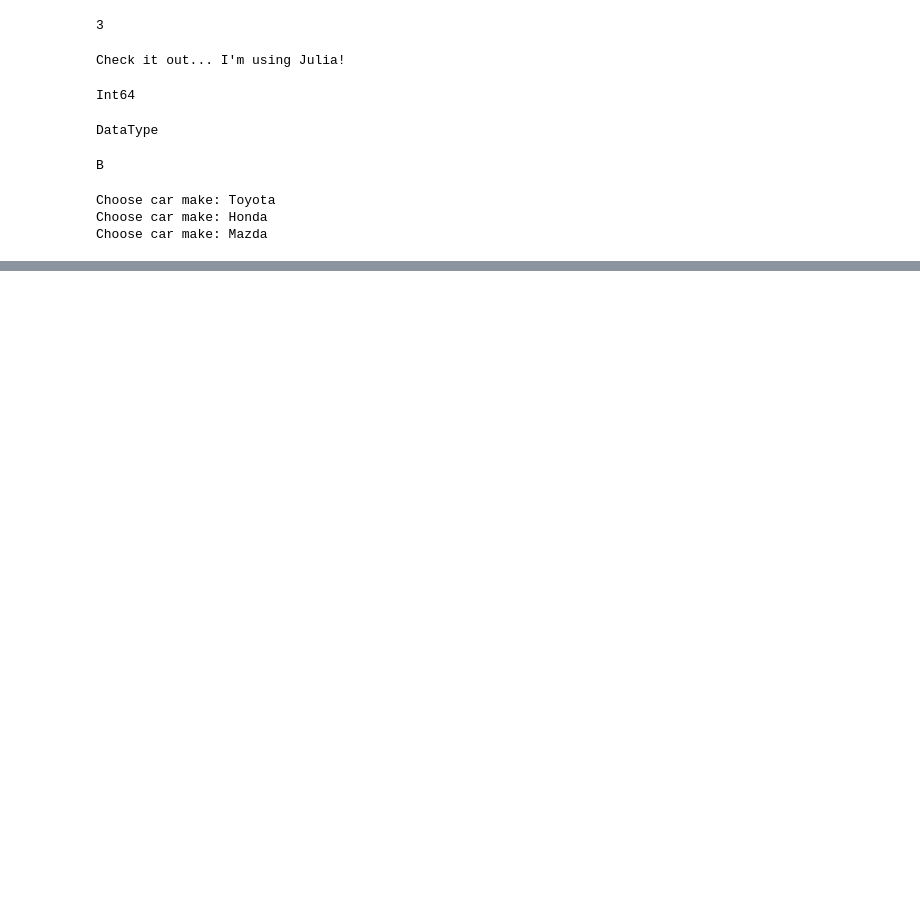
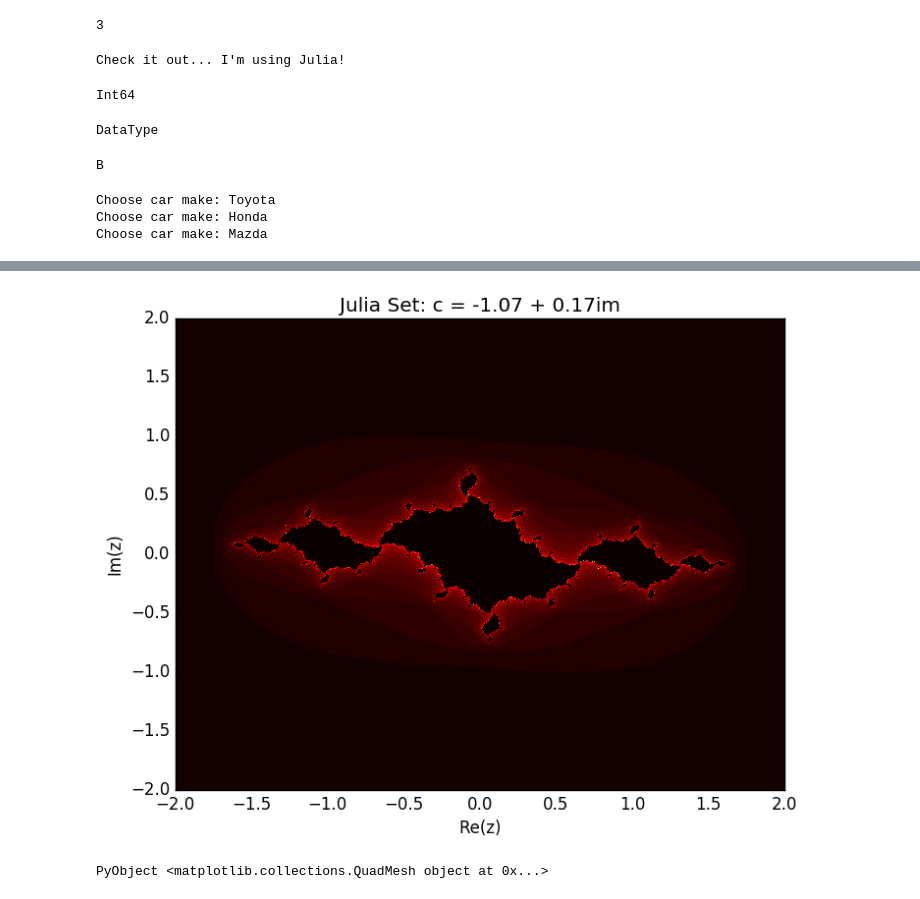
Before and after one commit to chapman-phys220-2016f/cw-08-aareston, a Jupyter notebook: cw-08.ipynb, the cells around one changed output, grey strips where cells are left out. Saved outputs shown, nothing was run; the diff lists cells and outputs as text; code cells hidden in the pictures; blank space fills up the shorter version.

```diff
--- a/cw-08.ipynb
+++ b/cw-08.ipynb
@@ -74,0 +174,14 @@ Choose car make: Mazda
+# %%
+c = -1.07 + 0.17im                    #  Set starting point of julia set
+j(z) = juliamap(c, z)                #  Create julia map
+@vectorize_1arg Complex j            #  Vectorize julia map
+cp = ComplexPlane()                  #  Create 2000x2000 point complex plane
+jp = j(cp.z);                        #  Apply julia map to entire plane
+
+xlabel("Re(z)")
+ylabel("Im(z)")
+title("Julia Set: c = " * string(c))
+pcolormesh(cp.x, cp.y, jp, cmap=PyPlot.cm_get_cmap("hot"))
+# %% [output]
+[figure, added]
+PyObject <matplotlib.collections.QuadMesh object at 0x...>
```
Also changed, not shown: parts of 9 cells of this notebook.
